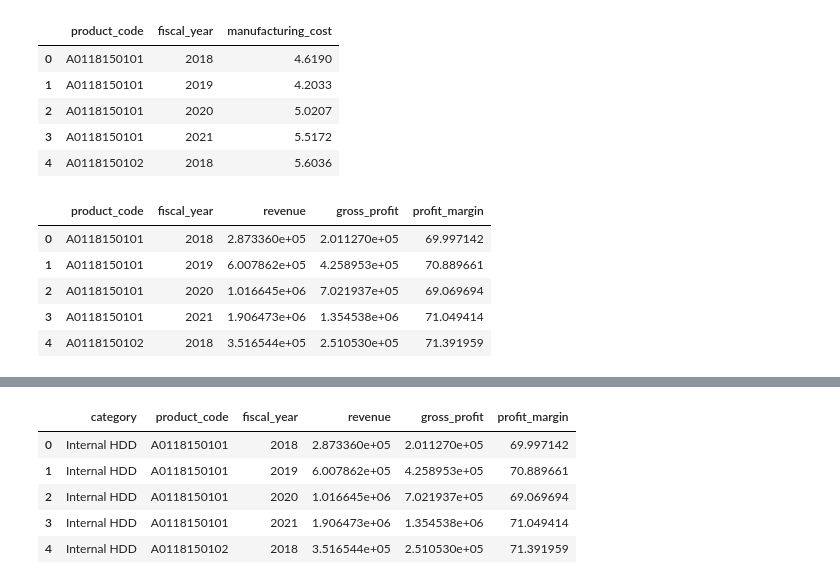
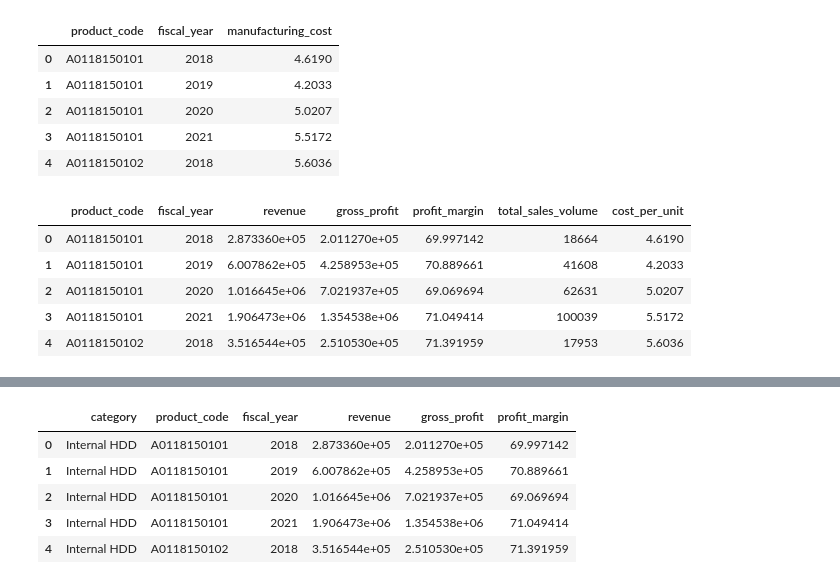
Before and after one commit to CesarChaparro1974/Financial_Analysis_Project, a Jupyter notebook: final_project.ipynb, the cells around one changed output, grey strips where cells are left out. Saved outputs shown, nothing was run; the diff lists cells and outputs as text; code cells hidden in the pictures.

```diff
--- a/final_project.ipynb
+++ b/final_project.ipynb
@@ -1623,7 +1659,7 @@ fact_manufacturing_renamed.head()
 | 3 | A0118150101 | 2021 | 5.5172 |
 | 4 | A0118150102 | 2018 | 5.6036 |
 # %%
-# compute the revenue, gross profit, and profit margin of each product_code for every year
+# compute the revenue, gross profit, profit margin, total sales volume, and cost per unit of each product_code
 product_query = """
 WITH product_sales AS (
     SELECT
@@ -1642,8 +1678,10 @@ product_revenue AS (
         SUM(ps.total_sold_quantity * fgp.gross_price) AS revenue
     FROM
         product_sales ps
-    JOIN
-        fact_gross_price fgp ON ps.product_code = fgp.product_code AND ps.fiscal_year = fgp.fiscal_year
+    LEFT JOIN
+        fact_gross_price fgp
+        ON ps.product_code = fgp.product_code
+        AND ps.fiscal_year = fgp.fiscal_year
     GROUP BY
         ps.product_code, ps.fiscal_year
 ),
@@ -1654,45 +1692,60 @@ product_cost AS (
         SUM(ps.total_sold_quantity * fmr.manufacturing_cost) AS total_cost
     FROM
         product_sales ps
-    JOIN
-        fact_manufacturing_renamed fmr ON ps.product_code = fmr.product_code AND ps.fiscal_year = fmr.fiscal_year
+    LEFT JOIN
+        fact_manufacturing_renamed fmr
+        ON ps.product_code = fmr.product_code
+        AND ps.fiscal_year = fmr.fiscal_year
     GROUP BY
         ps.product_code, ps.fiscal_year
 ),
 gross_profit_calculation AS (
     SELECT
         pr.product_code,
         pr.fiscal_year,
         pr.revenue,
-        (pr.revenue - pc.total_cost) AS gross_profit,
+        (pr.revenue - COALESCE(pc.total_cost, 0)) AS gross_profit,
         CASE
-            WHEN pr.revenue > 0 THEN ((pr.revenue - pc.total_cost) / pr.revenue) * 100
+            WHEN pr.revenue > 0 THEN ((pr.revenue - COALESCE(pc.total_cost, 0)) / pr.revenue) * 100
             ELSE 0
-        END AS profit_margin
+        END AS profit_margin,
+        COALESCE(ps.total_sold_quantity, 0) AS total_sales_volume,
+        CASE
+            WHEN COALESCE(ps.total_sold_quantity, 0) > 0 THEN (COALESCE(pc.total_cost, 0) / COALESCE(ps.total_sold_quantity, 0))
+            ELSE 0
+        END AS cost_per_unit
     FROM
         product_revenue pr
-    JOIN
-        product_cost pc ON pr.product_code = pc.product_code AND pr.fiscal_year = pc.fiscal_year
+    LEFT JOIN
+        product_cost pc
+        ON pr.product_code = pc.product_code
+        AND pr.fiscal_year = pc.fiscal_year
+    LEFT JOIN
+        product_sales ps
+        ON pr.product_code = ps.product_code
+        AND pr.fiscal_year = ps.fiscal_year
 )
 SELECT
     gpc.product_code,
     gpc.fiscal_year,
     gpc.revenue,
     gpc.gross_profit,
-    gpc.profit_margin
+    gpc.profit_margin,
+    gpc.total_sales_volume,
+    gpc.cost_per_unit
 FROM
     gross_profit_calculation gpc
 ORDER BY
     gpc.product_code, gpc.fiscal_year;
 """
 
 metrics_by_product = pd.read_sql_query(product_query, con)
 metrics_by_product.to_sql('metrics_by_product', con, if_exists='replace', index=False)
 metrics_by_product.head()
 # %% [output]
-|  | product_code | fiscal_year | revenue | gross_profit | profit_margin |
-| 0 | A0118150101 | 2018 | 2.873360e+05 | 2.011270e+05 | 69.997142 |
-| 1 | A0118150101 | 2019 | 6.007862e+05 | 4.258953e+05 | 70.889661 |
-| 2 | A0118150101 | 2020 | 1.016645e+06 | 7.021937e+05 | 69.069694 |
-| 3 | A0118150101 | 2021 | 1.906473e+06 | 1.354538e+06 | 71.049414 |
-| 4 | A0118150102 | 2018 | 3.516544e+05 | 2.510530e+05 | 71.391959 |
+|  | product_code | fiscal_year | revenue | gross_profit | profit_margin | total_sales_volume | cost_per_unit |
+| 0 | A0118150101 | 2018 | 2.873360e+05 | 2.011270e+05 | 69.997142 | 18664 | 4.6190 |
+| 1 | A0118150101 | 2019 | 6.007862e+05 | 4.258953e+05 | 70.889661 | 41608 | 4.2033 |
+| 2 | A0118150101 | 2020 | 1.016645e+06 | 7.021937e+05 | 69.069694 | 62631 | 5.0207 |
+| 3 | A0118150101 | 2021 | 1.906473e+06 | 1.354538e+06 | 71.049414 | 100039 | 5.5172 |
+| 4 | A0118150102 | 2018 | 3.516544e+05 | 2.510530e+05 | 71.391959 | 17953 | 5.6036 |
```
Also changed, not shown: parts of 26 cells of this notebook.
